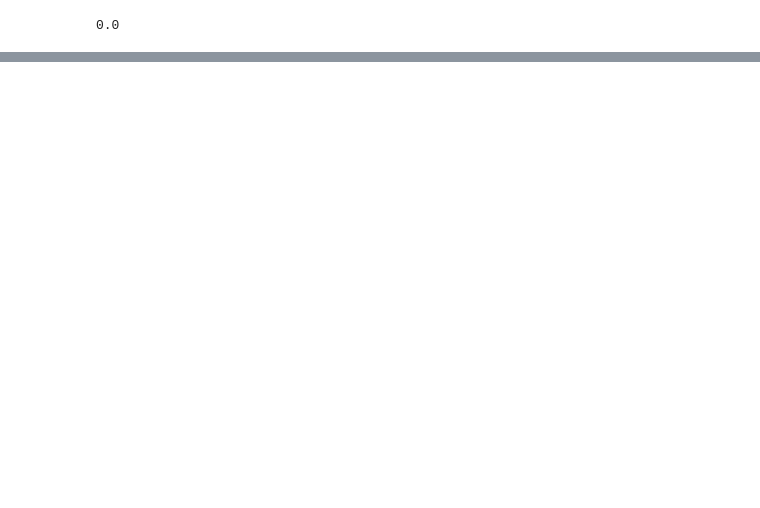
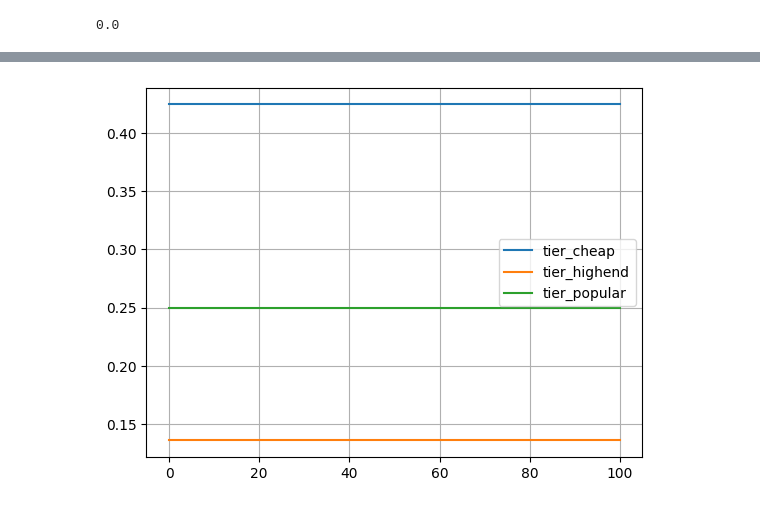
Before and after one commit to Q-shick/ecommerce_price_sensitivity, a Jupyter notebook: conversion-sensitivity-model.ipynb, the cells around one changed output, grey strips where cells are left out. Cells and saved outputs as stored; diff of their text form; code cells hidden in the pictures; blank space fills up the shorter version.

```diff
--- a/conversion-sensitivity-model.ipynb
+++ b/conversion-sensitivity-model.ipynb
@@ -270,0 +301,4 @@ plt.show()
+# %%
+price_response_plot("brand")
+# %% [output]
+[figure, added]
```
Also changed, not shown: parts of 11 cells of this notebook.
